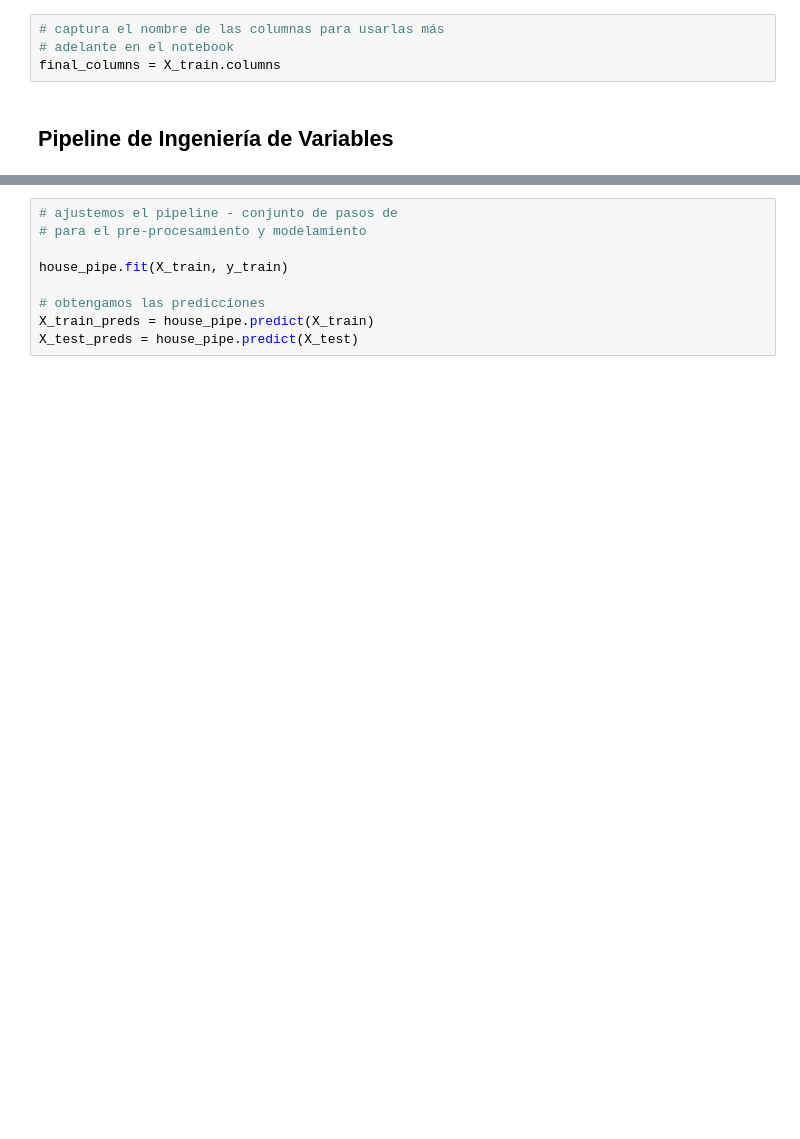
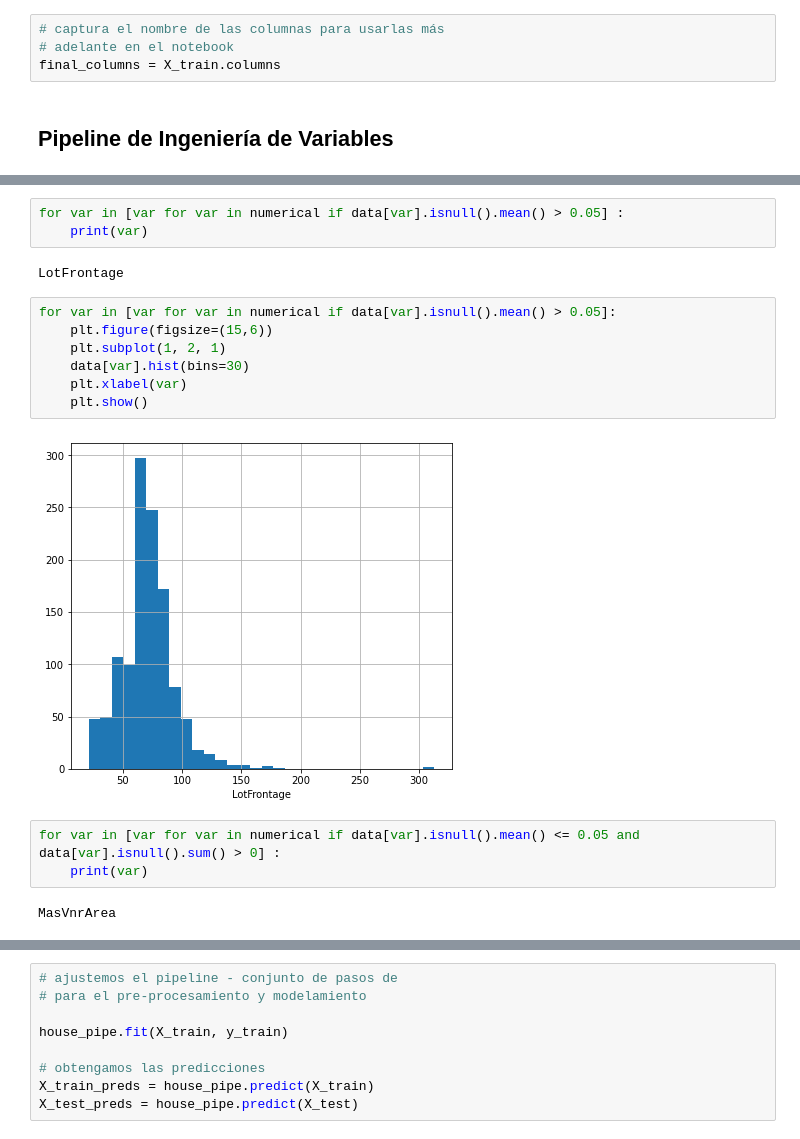
Before and after one commit to Mhartin/udemy-ivml-desafio, a Jupyter notebook: 13-Desafio_Jesus_Arias.ipynb, the cells around one changed output, grey strips where cells are left out. Saved outputs shown, nothing was run; the diff lists cells and outputs as text; blank space fills up the shorter version.

```diff
--- a/13-Desafio_Jesus_Arias.ipynb
+++ b/13-Desafio_Jesus_Arias.ipynb
@@ -162,0 +243,19 @@ house_pipe = Pipeline([
+# %%
+for var in [var for var in numerical if data[var].isnull().mean() > 0.05] :
+    print(var)
+# %% [output]
+LotFrontage
+# %%
+for var in [var for var in numerical if data[var].isnull().mean() > 0.05]:
+    plt.figure(figsize=(15,6))
+    plt.subplot(1, 2, 1)
+    data[var].hist(bins=30)
+    plt.xlabel(var)
+    plt.show()
+# %% [output]
+[figure, added]
+# %%
+for var in [var for var in numerical if data[var].isnull().mean() <= 0.05 and data[var].isnull().sum() > 0] :
+    print(var)
+# %% [output]
+MasVnrArea
```
Also changed, not shown: parts of 51 cells of this notebook.
